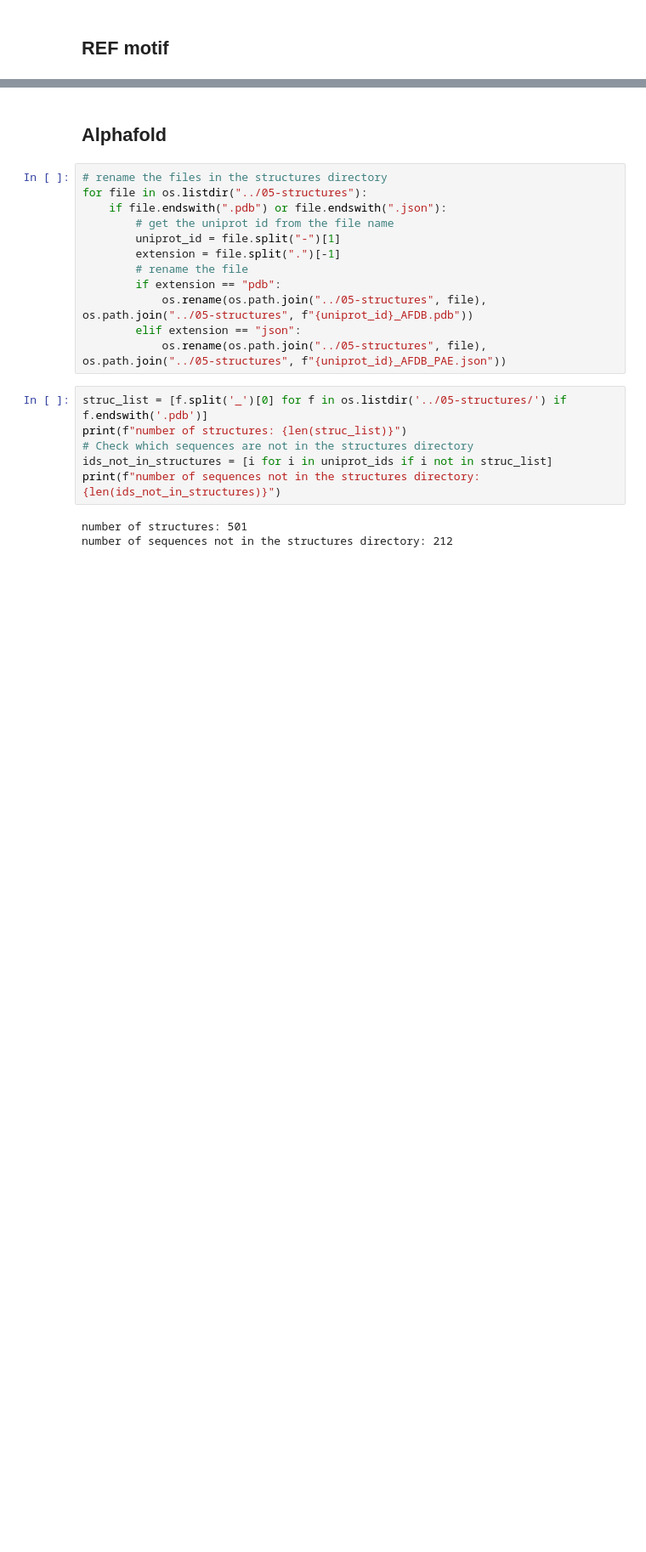
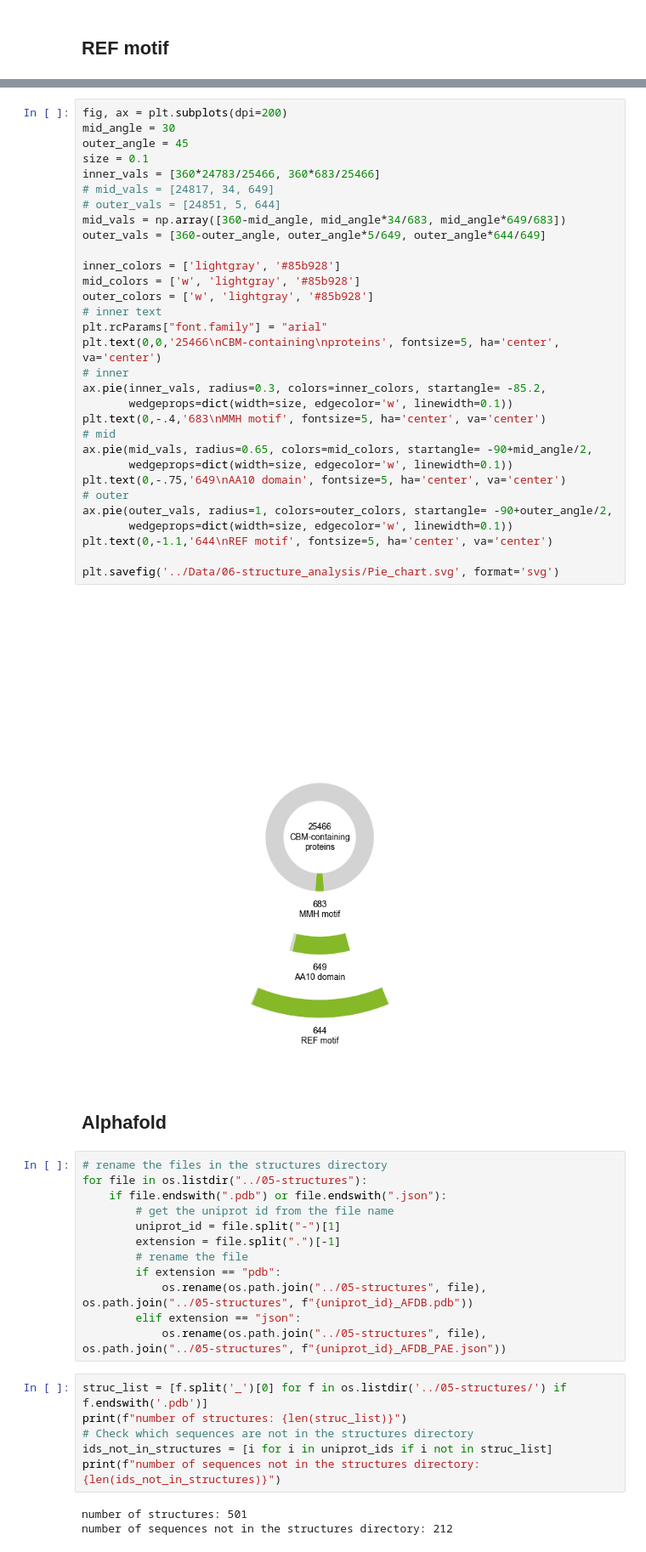
Before and after one commit to EstebanLT/CBM2_analysis, a Jupyter notebook: Python/CBM2_MMH_analysis.ipynb, the cells around one changed output, grey strips where cells are left out. Shown at 85% size. Drawn from its saved outputs; the diff is of its cells as text; blank space fills up the shorter version.

Commit message:
add pie plot

```diff
--- a/Python/CBM2_MMH_analysis.ipynb
+++ b/Python/CBM2_MMH_analysis.ipynb
@@ -376,3 +385,36 @@ dbcan_aa10_df[~dbcan_aa10_df.REF]
+# %%
+fig, ax = plt.subplots(dpi=200)
+mid_angle = 30
+outer_angle = 45
+size = 0.1
+inner_vals = [360*24783/25466, 360*683/25466]
+# mid_vals = [24817, 34, 649]
+# outer_vals = [24851, 5, 644]
+mid_vals = np.array([360-mid_angle, mid_angle*34/683, mid_angle*649/683])
+outer_vals = [360-outer_angle, outer_angle*5/649, outer_angle*644/649]
+
+inner_colors = ['lightgray', '#85b928']
+mid_colors = ['w', 'lightgray', '#85b928']
+outer_colors = ['w', 'lightgray', '#85b928']
+# inner text
+plt.rcParams["font.family"] = "arial"
+plt.text(0,0,'25466\nCBM-containing\nproteins', fontsize=5, ha='center', va='center')
+# inner
+ax.pie(inner_vals, radius=0.3, colors=inner_colors, startangle= -85.2,
+       wedgeprops=dict(width=size, edgecolor='w', linewidth=0.1))
+plt.text(0,-.4,'683\nMMH motif', fontsize=5, ha='center', va='center')
+# mid
+ax.pie(mid_vals, radius=0.65, colors=mid_colors, startangle= -90+mid_angle/2,
+       wedgeprops=dict(width=size, edgecolor='w', linewidth=0.1))
+plt.text(0,-.75,'649\nAA10 domain', fontsize=5, ha='center', va='center')
+# outer
+ax.pie(outer_vals, radius=1, colors=outer_colors, startangle= -90+outer_angle/2,
+       wedgeprops=dict(width=size, edgecolor='w', linewidth=0.1))
+plt.text(0,-1.1,'644\nREF motif', fontsize=5, ha='center', va='center')
+
+plt.savefig('../Data/06-structure_analysis/Pie_chart.svg', format='svg')
+# %% [output]
+[figure, added]
 # %% [markdown]
 ## Alphafold
 # %%
```
Also changed, not shown: parts of 16 cells of this notebook, 1 other file.
